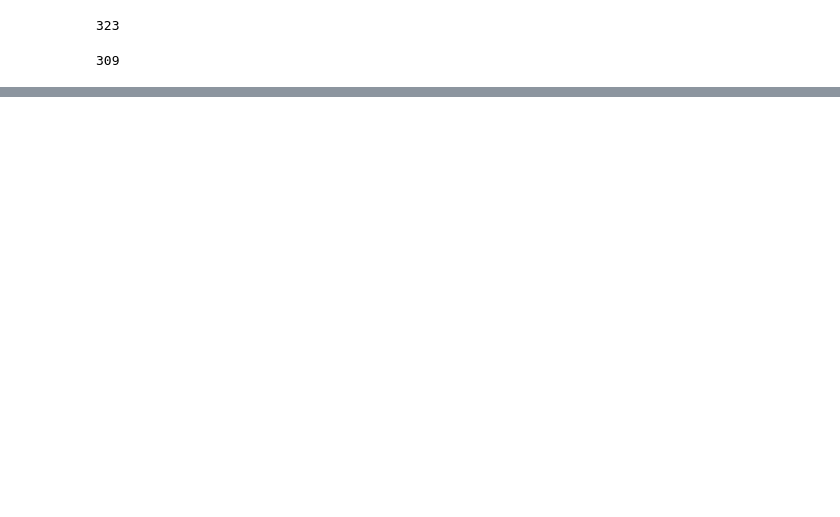
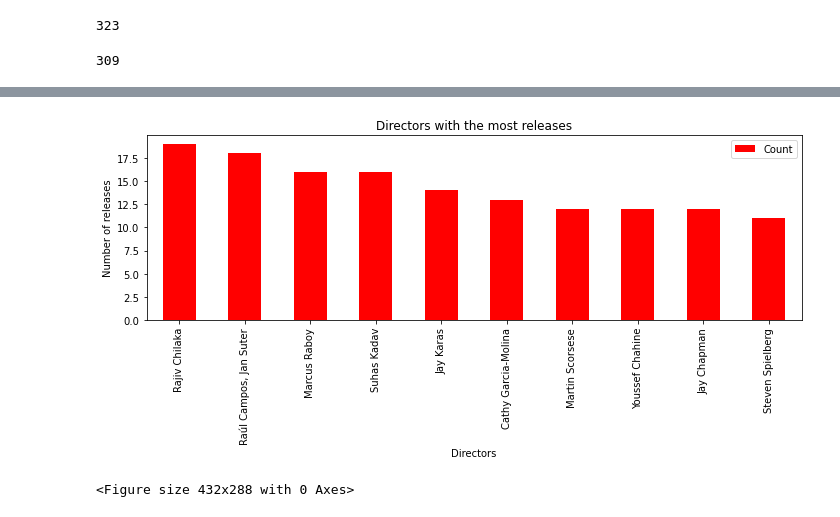
Before and after one commit to Tembspapi/Project-2_Amazon-Netflix, a Jupyter notebook: ETL-starter.ipynb, the cells around one changed output, grey strips where cells are left out. Drawn from its saved outputs; the diff is of its cells as text; code cells hidden in the pictures; blank space fills up the shorter version.

```diff
--- a/ETL-starter.ipynb
+++ b/ETL-starter.ipynb
@@ -360,0 +477,11 @@ pd.read_sql_query("Select * from amazon", con = engine)
+# %%
+# Netflix directors
+n_directors = pd.DataFrame(netflix_data["director"].value_counts()).reset_index()
+n_directors = n_directors.rename(
+    columns = {
+        'index': 'Director',
+        'director': 'Count'
+    })
+n_directors = n_directors.loc[n_directors["Count"] > 10, :]
+n_directors = n_directors.head(10)
+n_directors
@@ -360,0 +500,24 @@ pd.read_sql_query("Select * from amazon", con = engine)
+# %%
+n_directors.plot(
+    kind = "bar",
+    color = "red",
+    title = "Directors with the most releases",
+    figsize = (10, 5)
+)
+
+nxtick = n_directors['Director'].tolist()
+plt.xticks(
+    rotation = 90,
+    ticks = np.arange(len(nxtick)),
+    labels = nxtick
+    )
+
+plt.xlabel("Directors")
+plt.ylabel("Number of releases")
+plt.tight_layout()
+plt.show()
+
+# plt.savefig('./Images/netflix_directors.png', format = 'png')
+# %% [output]
+[figure, added]
+<Figure size 432x288 with 0 Axes>
```
Also changed, not shown: parts of 23 cells of this notebook, 4 other files.
